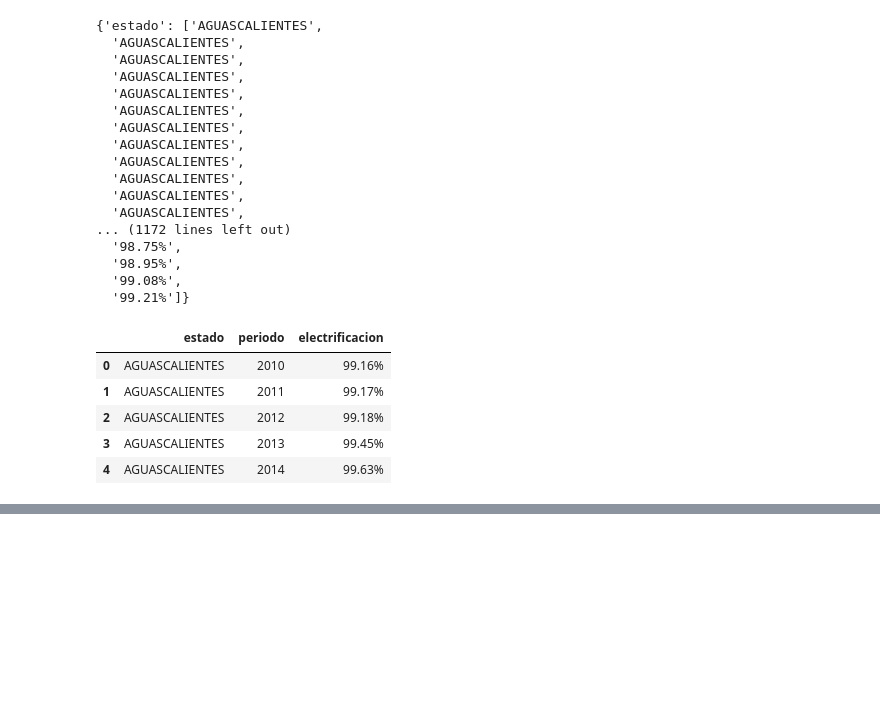
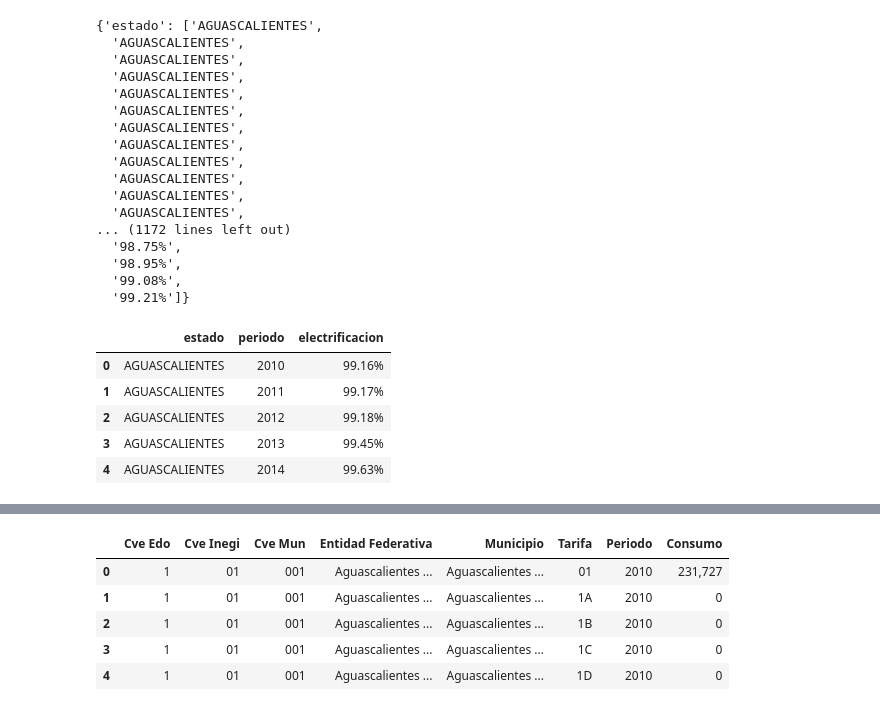
Before and after one commit to SaulPuente/data-mining-class, a Jupyter notebook: practica_2.ipynb, the cells around one changed output, grey strips where cells are left out. Cells and saved outputs as stored; diff of their text form; code cells hidden in the pictures; blank space fills up the shorter version.

```diff
--- a/practica_2.ipynb
+++ b/practica_2.ipynb
@@ -122,0 +162,15 @@ clean_df.to_csv("data/Electrificacionrural_clean.csv", index=False)
+# %%
+df = df.drop([0, 1])
+df = df.reset_index().drop(["index"], axis=1)
+df.index.name = 'index'
+df = df.melt(id_vars=list(df.columns[:-8]),
+        var_name="Periodo",
+        value_name="Consumo")
+df.head()
+# %% [output]
+|  | Cve Edo | Cve Inegi | Cve Mun | Entidad Federativa | Municipio | Tarifa | Periodo | Consumo |
+| 0 | 1 | 01 | 001 | Aguascalientes ... | Aguascalientes ... | 01 | 2010 | 231,727 |
+| 1 | 1 | 01 | 001 | Aguascalientes ... | Aguascalientes ... | 1A | 2010 | 0 |
+| 2 | 1 | 01 | 001 | Aguascalientes ... | Aguascalientes ... | 1B | 2010 | 0 |
+| 3 | 1 | 01 | 001 | Aguascalientes ... | Aguascalientes ... | 1C | 2010 | 0 |
+| 4 | 1 | 01 | 001 | Aguascalientes ... | Aguascalientes ... | 1D | 2010 | 0 |
```
Also changed, not shown: parts of 10 cells of this notebook.
